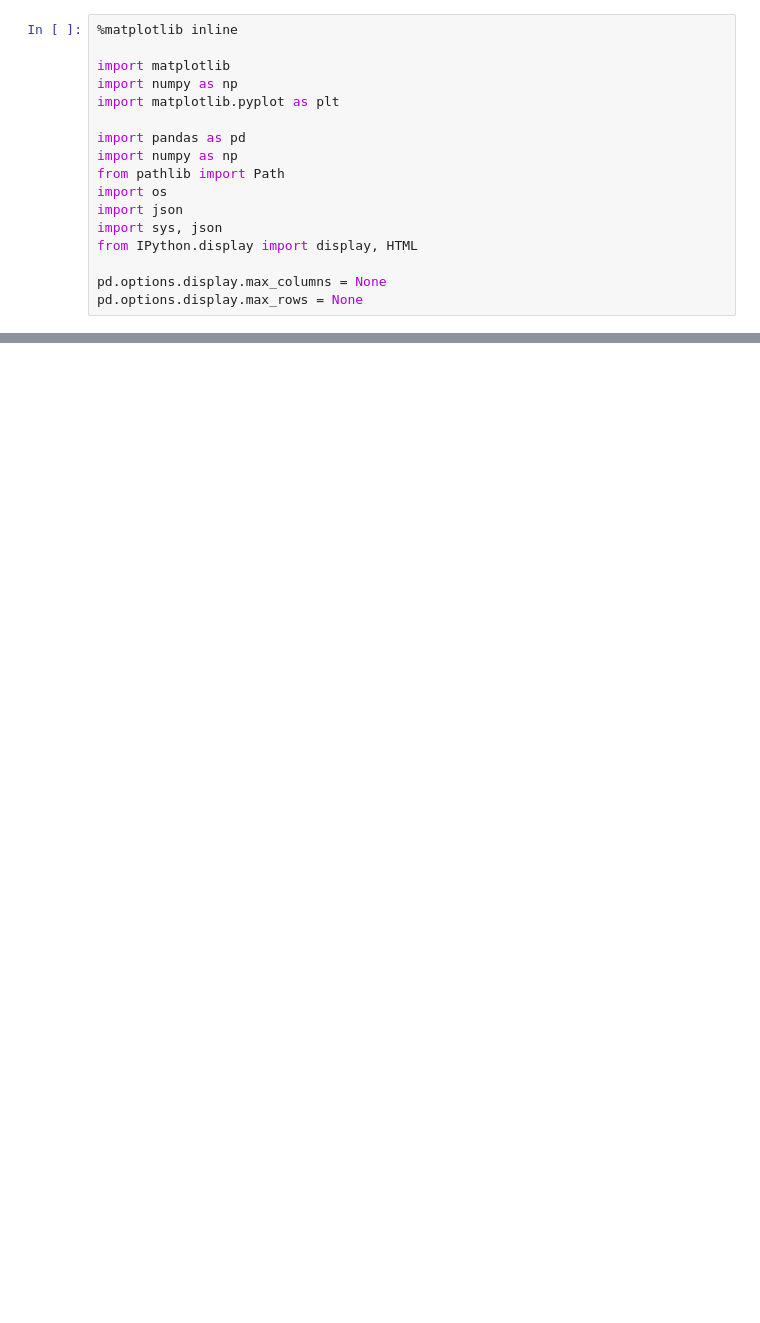
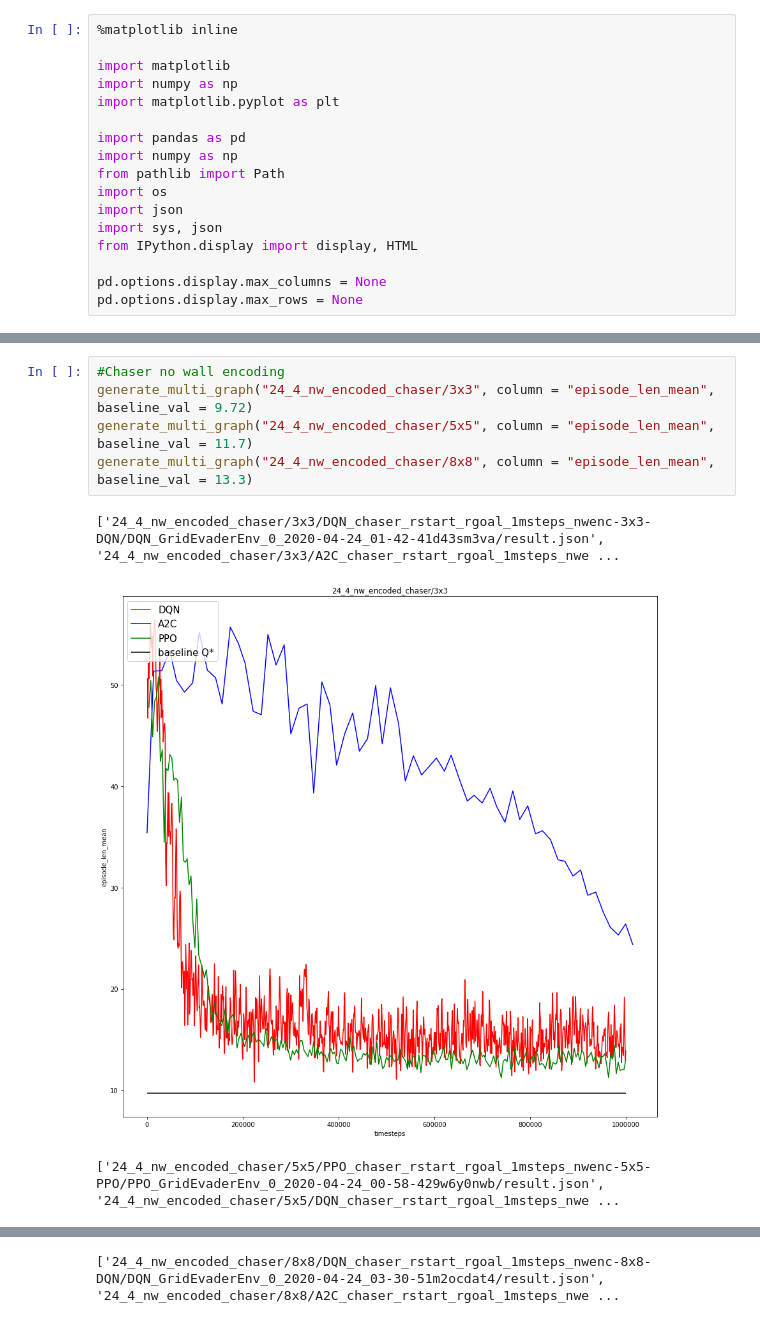
Before and after one commit to kinseyreeves/Deep-RL-Baselines, a Jupyter notebook: results/result_parser.ipynb, the cells around one changed output, grey strips where cells are left out. Saved outputs shown, nothing was run; the diff lists cells and outputs as text; blank space fills up the shorter version.

```diff
--- a/results/result_parser.ipynb
+++ b/results/result_parser.ipynb
@@ -202,0 +209,9 @@ generate_multi_graph("wenc_evader_1r_rsrg_1m/8x8", column = "episode_len_mean",
+# %%
+#Chaser no wall encoding
+generate_multi_graph("24_4_nw_encoded_chaser/3x3", column = "episode_len_mean", baseline_val = 9.72)
+generate_multi_graph("24_4_nw_encoded_chaser/5x5", column = "episode_len_mean", baseline_val = 11.7)
+generate_multi_graph("24_4_nw_encoded_chaser/8x8", column = "episode_len_mean", baseline_val = 13.3)
+# %% [output]
+['24_4_nw_encoded_chaser/3x3/DQN_chaser_rstart_rgoal_1msteps_nwenc-3x3-DQN/DQN_GridEvaderEnv_0_2020-04-24_01-42-41d43sm3va/result.json', '24_4_nw_encoded_chaser/3x3/A2C_chaser_rstart_rgoal_1msteps_nwe ...
+[figure, added]
+['24_4_nw_encoded_chaser/5x5/PPO_chaser_rstart_rgoal_1msteps_nwenc-5x5-PPO/PPO_GridEvaderEnv_0_2020-04-24_00-58-429w6y0nwb/result.json', '24_4_nw_encoded_chaser/5x5/DQN_chaser_rstart_rgoal_1msteps_nwe ...
@@ -202,0 +219 @@ generate_multi_graph("wenc_evader_1r_rsrg_1m/8x8", column = "episode_len_mean",
+['24_4_nw_encoded_chaser/8x8/DQN_chaser_rstart_rgoal_1msteps_nwenc-8x8-DQN/DQN_GridEvaderEnv_0_2020-04-24_03-30-51m2ocdat4/result.json', '24_4_nw_encoded_chaser/8x8/A2C_chaser_rstart_rgoal_1msteps_nwe ...
```
Also changed, not shown: parts of 9 cells of this notebook, 8 other files.
